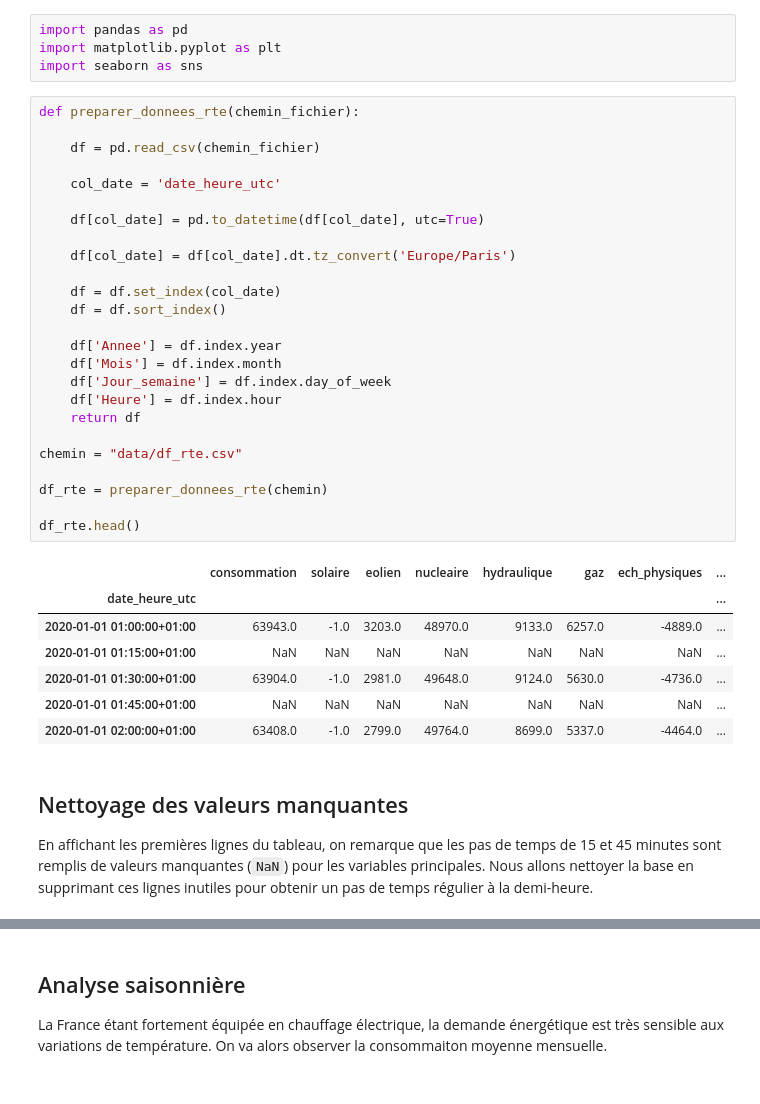
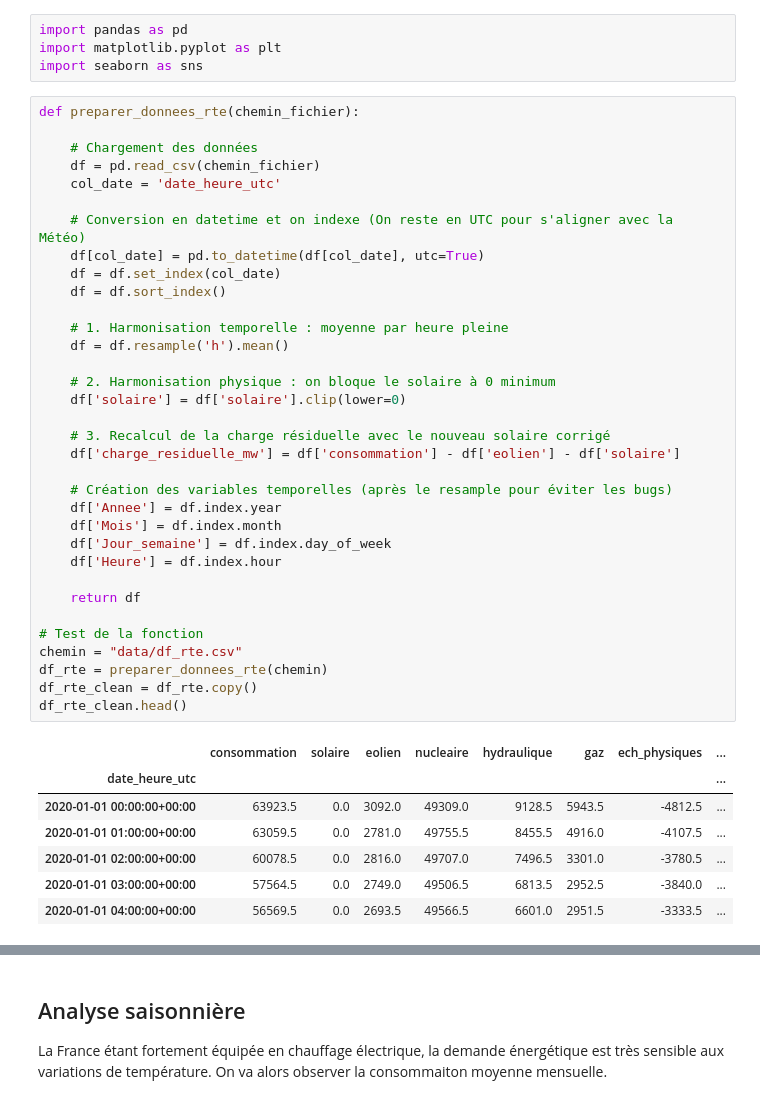
Before and after one commit to Elyes-Belhassen/meteo-energies-renouvelables-france, a Jupyter notebook: analyse_rte.ipynb, the cells around one changed output, grey strips where cells are left out. Cells and saved outputs as stored; diff of their text form.

```diff
--- a/analyse_rte.ipynb
+++ b/analyse_rte.ipynb
@@ -5,36 +5,42 @@ import seaborn as sns
 # %%
 def preparer_donnees_rte(chemin_fichier):
 
+    # Chargement des données
     df = pd.read_csv(chemin_fichier)
-
     col_date = 'date_heure_utc'
 
+    # Conversion en datetime et on indexe (On reste en UTC pour s'aligner avec la Météo)
     df[col_date] = pd.to_datetime(df[col_date], utc=True)
-
-    df[col_date] = df[col_date].dt.tz_convert('Europe/Paris')
-
     df = df.set_index(col_date)
     df = df.sort_index()
 
+    # 1. Harmonisation temporelle : moyenne par heure pleine
+    df = df.resample('h').mean()
+
+    # 2. Harmonisation physique : on bloque le solaire à 0 minimum
+    df['solaire'] = df['solaire'].clip(lower=0)
+
+    # 3. Recalcul de la charge résiduelle avec le nouveau solaire corrigé
+    df['charge_residuelle_mw'] = df['consommation'] - df['eolien'] - df['solaire']
+
+    # Création des variables temporelles (après le resample pour éviter les bugs)
     df['Annee'] = df.index.year
     df['Mois'] = df.index.month
     df['Jour_semaine'] = df.index.day_of_week
     df['Heure'] = df.index.hour
+
     return df
 
+# Test de la fonction
 chemin = "data/df_rte.csv"
-
 df_rte = preparer_donnees_rte(chemin)
-
-df_rte.head()
+df_rte_clean = df_rte.copy()
+df_rte_clean.head()
 # %% [output]
 |  | consommation | solaire | eolien | nucleaire | hydraulique | gaz | ech_physiques | ... |
 | date_heure_utc |  |  |  |  |  |  |  | ... |
-| 2020-01-01 01:00:00+01:00 | 63943.0 | -1.0 | 3203.0 | 48970.0 | 9133.0 | 6257.0 | -4889.0 | ... |
-| 2020-01-01 01:15:00+01:00 | NaN | NaN | NaN | NaN | NaN | NaN | NaN | ... |
-| 2020-01-01 01:30:00+01:00 | 63904.0 | -1.0 | 2981.0 | 49648.0 | 9124.0 | 5630.0 | -4736.0 | ... |
-| 2020-01-01 01:45:00+01:00 | NaN | NaN | NaN | NaN | NaN | NaN | NaN | ... |
-| 2020-01-01 02:00:00+01:00 | 63408.0 | -1.0 | 2799.0 | 49764.0 | 8699.0 | 5337.0 | -4464.0 | ... |
+| 2020-01-01 00:00:00+00:00 | 63923.5 | 0.0 | 3092.0 | 49309.0 | 9128.5 | 5943.5 | -4812.5 | ... |
+| 2020-01-01 01:00:00+00:00 | 63059.5 | 0.0 | 2781.0 | 49755.5 | 8455.5 | 4916.0 | -4107.5 | ... |
+| 2020-01-01 02:00:00+00:00 | 60078.5 | 0.0 | 2816.0 | 49707.0 | 7496.5 | 3301.0 | -3780.5 | ... |
+| 2020-01-01 03:00:00+00:00 | 57564.5 | 0.0 | 2749.0 | 49506.5 | 6813.5 | 2952.5 | -3840.0 | ... |
+| 2020-01-01 04:00:00+00:00 | 56569.5 | 0.0 | 2693.5 | 49566.5 | 6601.0 | 2951.5 | -3333.5 | ... |
-# %% [markdown]
-## Nettoyage des valeurs manquantes
-En affichant les premières lignes du tableau, on remarque que les pas de temps de 15 et 45 minutes sont remplis de valeurs manquantes (`NaN`) pour les variables principales. Nous allons nettoyer la base en supprimant ces lignes inutiles pour obtenir un pas de temps régulier à la demi-heure.
```
Also changed, not shown: parts of 9 cells of this notebook.
